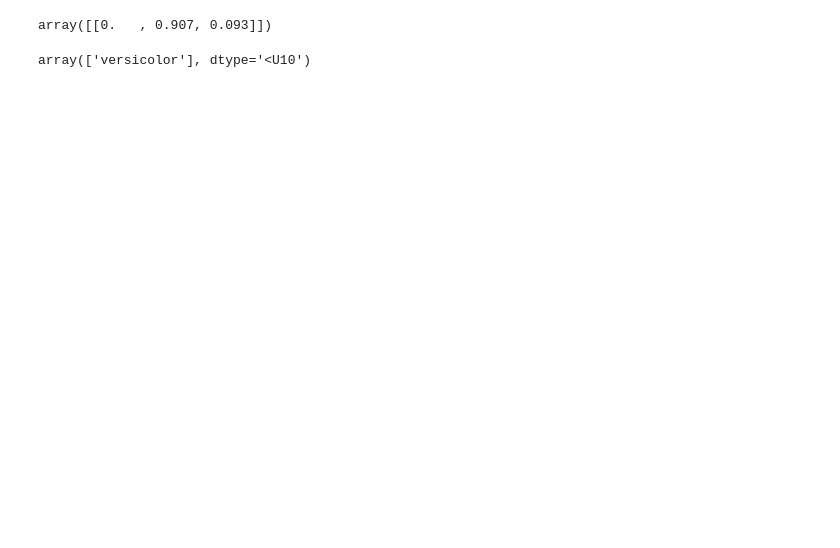
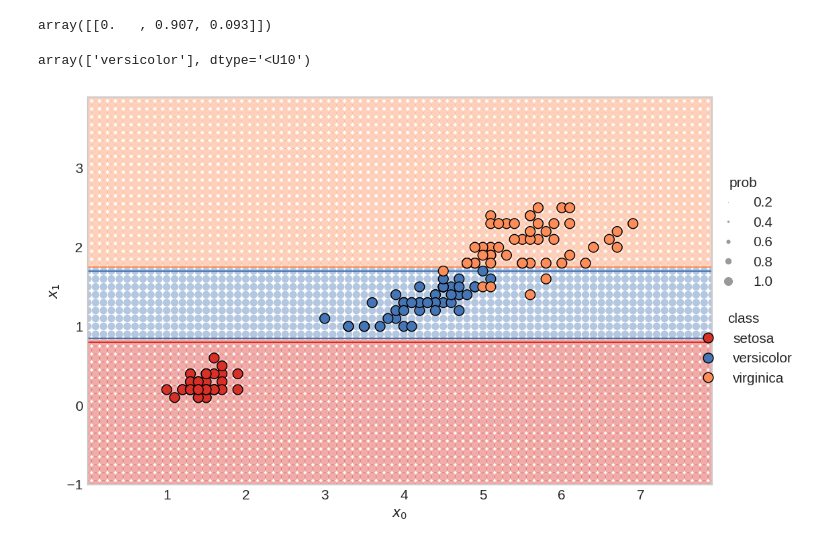
Before and after one commit to divyanshu-raj6379/DecisionTree, a Jupyter notebook: Decision_Tree.ipynb, the cells around one changed output. Drawn from its saved outputs; the diff is of its cells as text; code cells hidden in the pictures; blank space fills up the shorter version.

```diff
--- a/Decision_Tree.ipynb
+++ b/Decision_Tree.ipynb
@@ -102,0 +88,5 @@ array(['versicolor'], dtype='<U10')
+# %%
+classes = list(iris.target_names)
+plot_decision_boundary2D(tree_clf, X_iris, y_iris.copy(), classes,)
+# %% [output]
+[figure, added]
```
Also changed, not shown: parts of 4 cells of this notebook.
